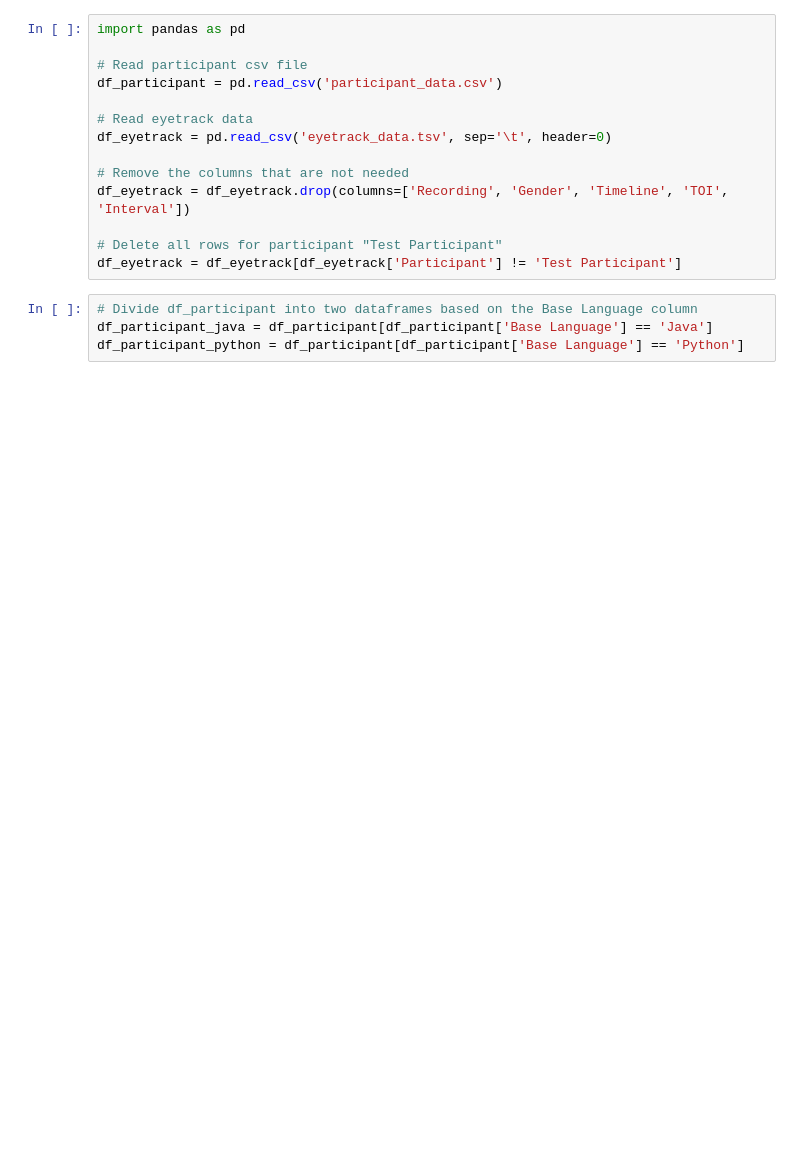
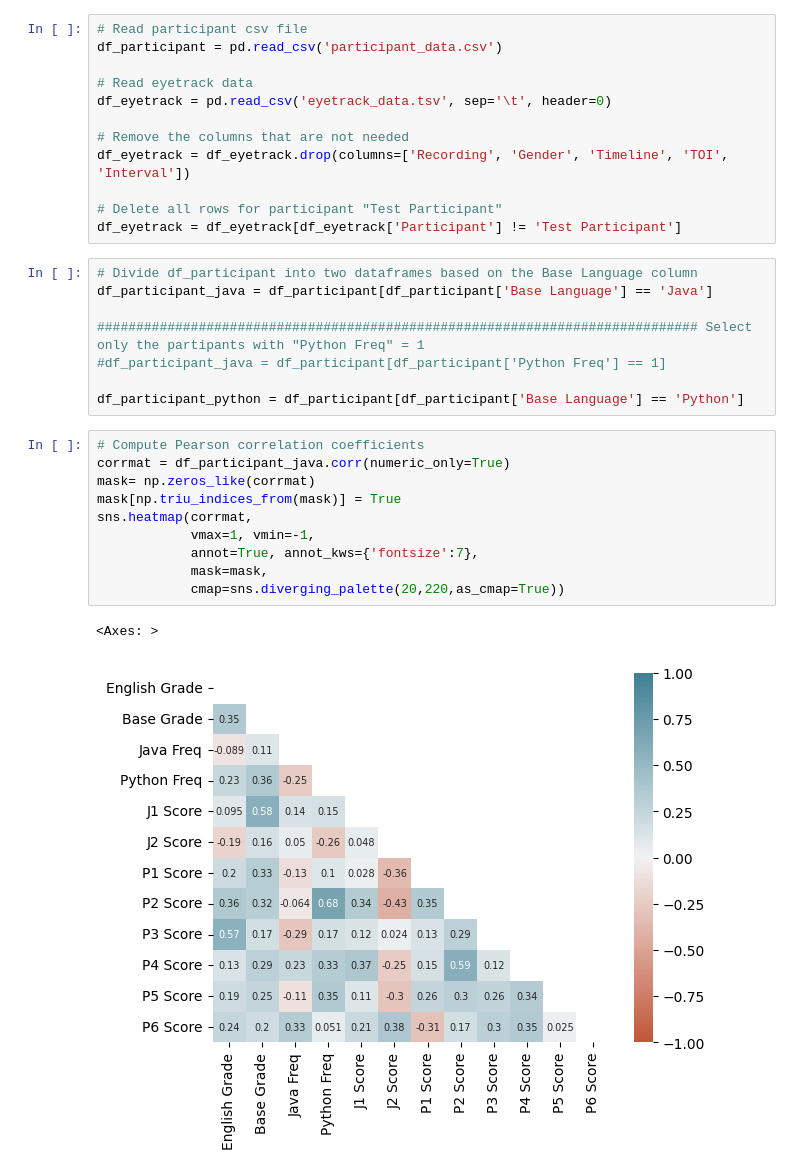
Before and after one commit to asadeq/crosslingual-effort, a Jupyter notebook: data_preprocessor.ipynb, the cells around one changed output. Saved outputs shown, nothing was run; the diff lists cells and outputs as text; blank space fills up the shorter version.

Commit message:
updated graphs

```diff
--- a/data_preprocessor.ipynb
+++ b/data_preprocessor.ipynb
@@ -1,6 +7,4 @@
 # %%
-import pandas as pd
-
 # Read participant csv file
 df_participant = pd.read_csv('participant_data.csv')
 
@@ -15,4 +19,21 @@ df_eyetrack = df_eyetrack[df_eyetrack['Participant'] != 'Test Participant']
 # %%
 # Divide df_participant into two dataframes based on the Base Language column
 df_participant_java = df_participant[df_participant['Base Language'] == 'Java']
+
+############################################################################# Select only the partipants with "Python Freq" = 1
+#df_participant_java = df_participant[df_participant['Python Freq'] == 1]
+
 df_participant_python = df_participant[df_participant['Base Language'] == 'Python']
+# %%
+# Compute Pearson correlation coefficients
+corrmat = df_participant_java.corr(numeric_only=True)
+mask= np.zeros_like(corrmat)
+mask[np.triu_indices_from(mask)] = True
+sns.heatmap(corrmat,
+            vmax=1, vmin=-1,
+            annot=True, annot_kws={'fontsize':7},
+            mask=mask,
+            cmap=sns.diverging_palette(20,220,as_cmap=True))
+# %% [output]
+<Axes: >
+[figure, added]
```
Also changed, not shown: parts of 6 cells of this notebook.
